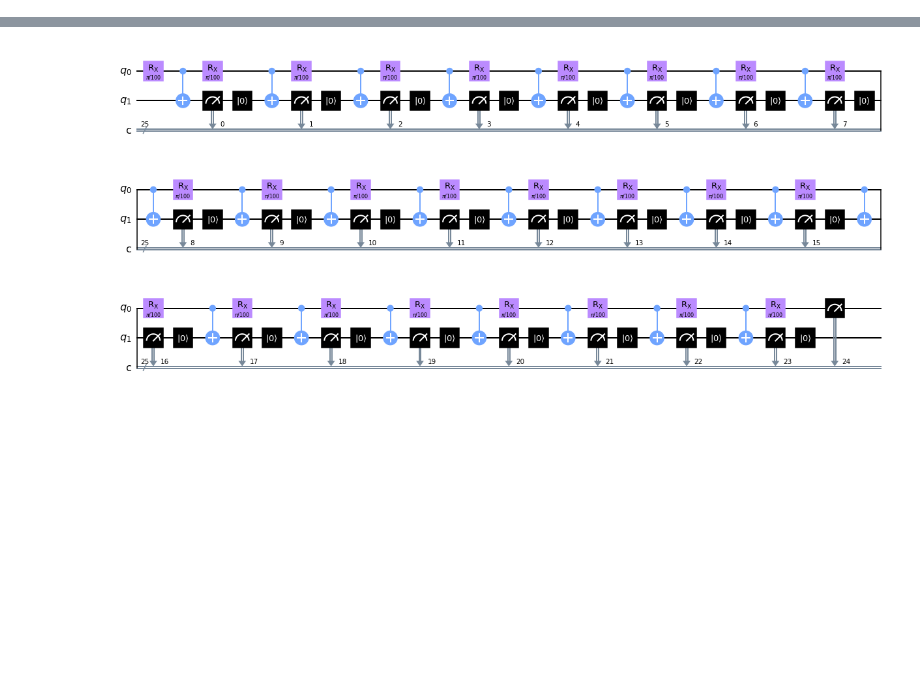
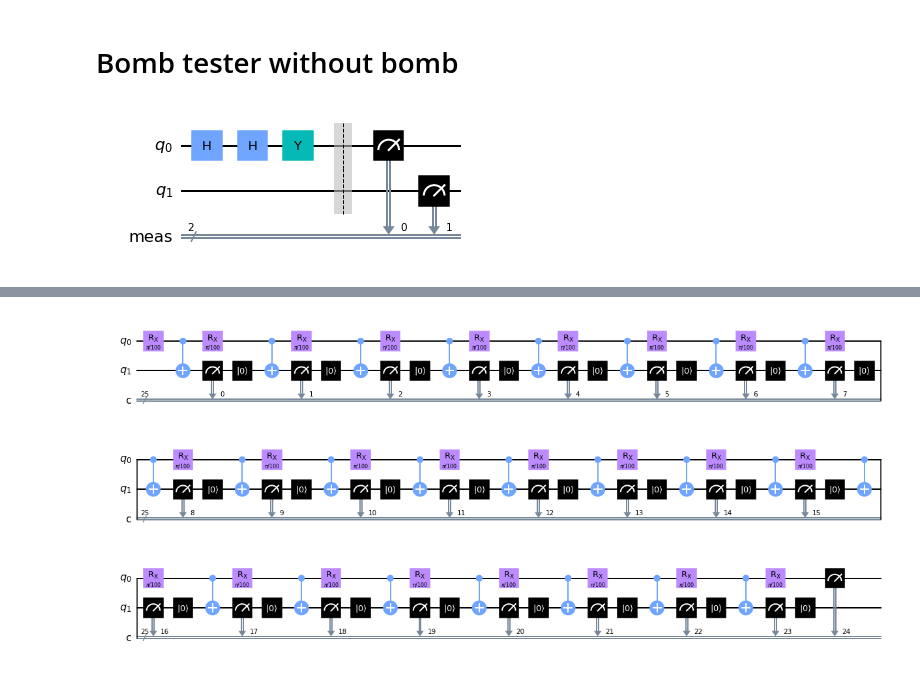
Before and after one commit to FreddyTF/QuantumBiscuit, a Jupyter notebook: InitialNotebook-Copy1.ipynb, the cells around one changed output, grey strips where cells are left out. Cells and saved outputs as stored; diff of their text form; code cells hidden in the pictures; blank space fills up the shorter version.

```diff
--- a/InitialNotebook-Copy1.ipynb
+++ b/InitialNotebook-Copy1.ipynb
@@ -71,0 +45,19 @@ Requirement already satisfied: pyparsing>=2.0.2 in c:\users\frede\anaconda3\lib\
+# %% [markdown]
+# Bomb tester without bomb
+# %%
+# Code for the basic bomb tester circuit
+
+from qiskit import QuantumCircuit
+from qiskit.providers.aer import QasmSimulator
+from qiskit.visualization import plot_histogram
+
+bomb_tester_without_bomb = QuantumCircuit(2)
+bomb_tester_without_bomb.h(0)
+
+bomb_tester_without_bomb.h(0)
+bomb_tester_without_bomb.y(0)
+bomb_tester_without_bomb.measure_all()
+bomb_tester_without_bomb.draw(output='mpl')
+# Running the basic bomb tester circuit
+# %% [output]
+[figure, added]
```
Also changed, not shown: parts of 11 cells of this notebook.
